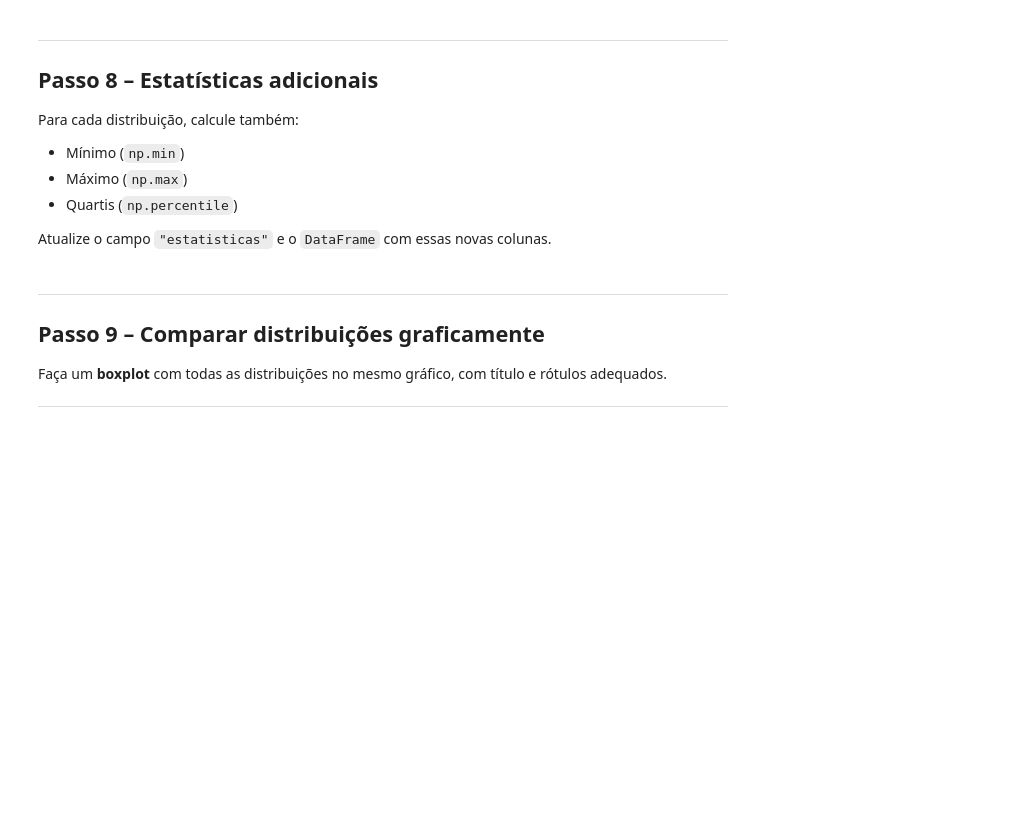
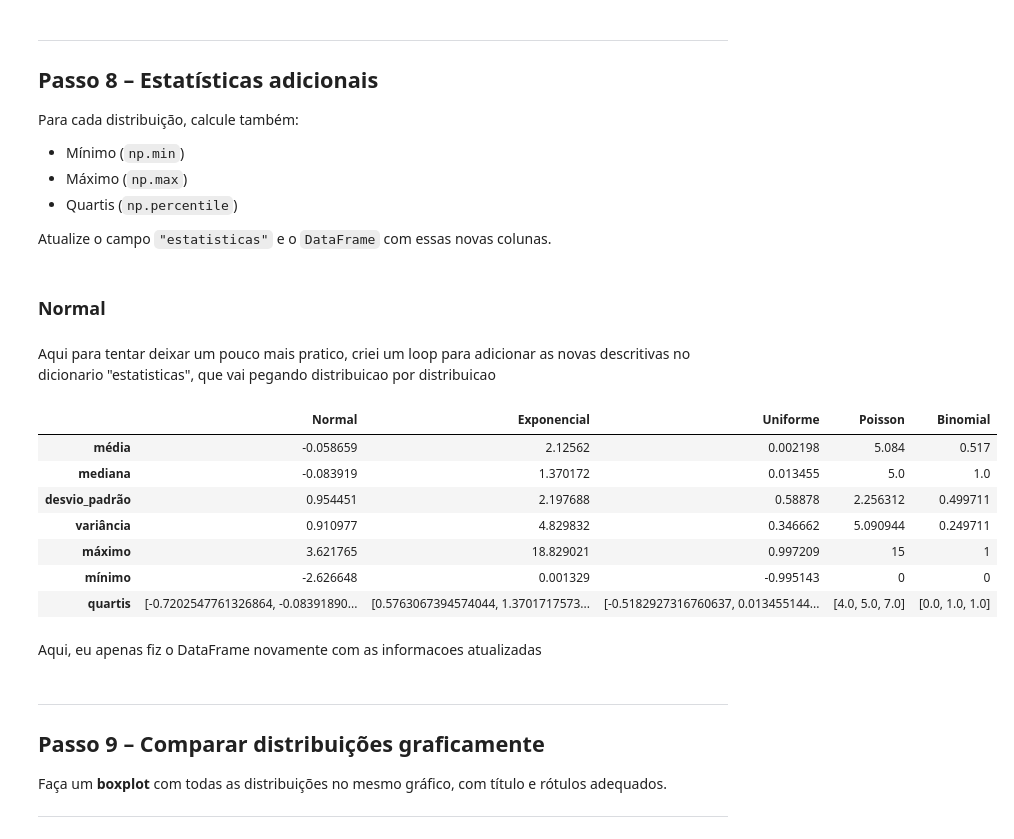
Before and after one commit to mauriciocelini/Programacao-Estatistica, a Jupyter notebook: revisao.ipynb, the cells around one changed output. Drawn from its saved outputs; the diff is of its cells as text; code cells hidden in the pictures; blank space fills up the shorter version.

```diff
--- a/revisao.ipynb
+++ b/revisao.ipynb
@@ -106,0 +158,12 @@ Crie um `DataFrame` contendo as estatísticas de todas as distribuições.
+# %%
+media_pois = np.mean(distribuicoes["Poisson"]["dados"])
+mediana_pois = np.median(distribuicoes["Poisson"]["dados"])
+desvio_padrao_pois = np.std(distribuicoes["Poisson"]["dados"])
+variancia_pois = np.var(distribuicoes["Poisson"]["dados"])
+distribuicoes["Poisson"]["estatisticas"] = {"média": media_pois, "mediana": mediana_pois, "desvio_padrão":desvio_padrao_pois, "variância": variancia_pois}
+
+media_bin = np.mean(distribuicoes["Binomial"]["dados"])
+mediana_bin = np.median(distribuicoes["Binomial"]["dados"])
+desvio_padrao_bin = np.std(distribuicoes["Binomial"]["dados"])
+variancia_bin = np.var(distribuicoes["Binomial"]["dados"])
+distribuicoes["Binomial"]["estatisticas"] = {"média": media_bin, "mediana": mediana_bin, "desvio_padrão":desvio_padrao_bin, "variância": variancia_bin}
@@ -114,6 +194,49 @@ Para cada distribuição, calcule também:
 - Quartis (`np.percentile`)
 
 Atualize o campo `"estatisticas"` e o `DataFrame` com essas novas colunas.
+# %% [markdown]
+### Normal
+# %%
+min_normal = np.min(distribuicoes["Normal"]["dados"])
+max_normal = np.max(distribuicoes["Normal"]["dados"])
+quartis_normal = np.percentile(distribuicoes["Normal"]["dados"],q=(25,50,75))
+distribuicoes["Normal"]["estatisticas"]["máximo"] = max_normal
+distribuicoes["Normal"]["estatisticas"]["mínimo"] = min_normal
+distribuicoes["Normal"]["estatisticas"]["quartis"] = quartis_normal
+# %%
+
+nomes_distribuicoes = ["Exponencial", "Uniforme", "Poisson", "Binomial"]
+
+for nome in nomes_distribuicoes:
+    dados = distribuicoes[nome]["dados"]
+
+    min_val = np.min(dados)
+    max_val = np.max(dados)
+    quartis = np.percentile(dados, q=(25, 50, 75))
+
+    distribuicoes[nome]["estatisticas"]["mínimo"] = min_val
+    distribuicoes[nome]["estatisticas"]["máximo"] = max_val
+    distribuicoes[nome]["estatisticas"]["quartis"] = quartis
+# %% [markdown]
+Aqui para tentar deixar um pouco mais pratico, criei um loop para adicionar as novas descritivas no dicionario "estatisticas", que vai pegando distribuicao por distribuicao
+# %%
+pd.DataFrame({"Normal": distribuicoes["Normal"]["estatisticas"],
+              "Exponencial" : distribuicoes["Exponencial"]["estatisticas"],
+              "Uniforme": distribuicoes["Uniforme"]["estatisticas"],
+              "Poisson": distribuicoes["Poisson"]["estatisticas"],
+              "Binomial": distribuicoes["Binomial"]["estatisticas"]
+              })
+# %% [output]
+|  | Normal | Exponencial | Uniforme | Poisson | Binomial |
+| média | -0.058659 | 2.12562 | 0.002198 | 5.084 | 0.517 |
+| mediana | -0.083919 | 1.370172 | 0.013455 | 5.0 | 1.0 |
+| desvio_padrão | 0.954451 | 2.197688 | 0.58878 | 2.256312 | 0.499711 |
+| variância | 0.910977 | 4.829832 | 0.346662 | 5.090944 | 0.249711 |
+| máximo | 3.621765 | 18.829021 | 0.997209 | 15 | 1 |
+| mínimo | -2.626648 | 0.001329 | -0.995143 | 0 | 0 |
+| quartis | [-0.7202547761326864, -0.08391890... | [0.5763067394574044, 1.3701717573... | [-0.5182927316760637, 0.013455144... | [4.0, 5.0, 7.0] | [0.0, 1.0, 1.0] |
+# %% [markdown]
+Aqui, eu apenas fiz o DataFrame novamente com as informacoes atualizadas
 # %% [markdown]
 ---
 
```
Also changed, not shown: parts of 18 cells of this notebook.
